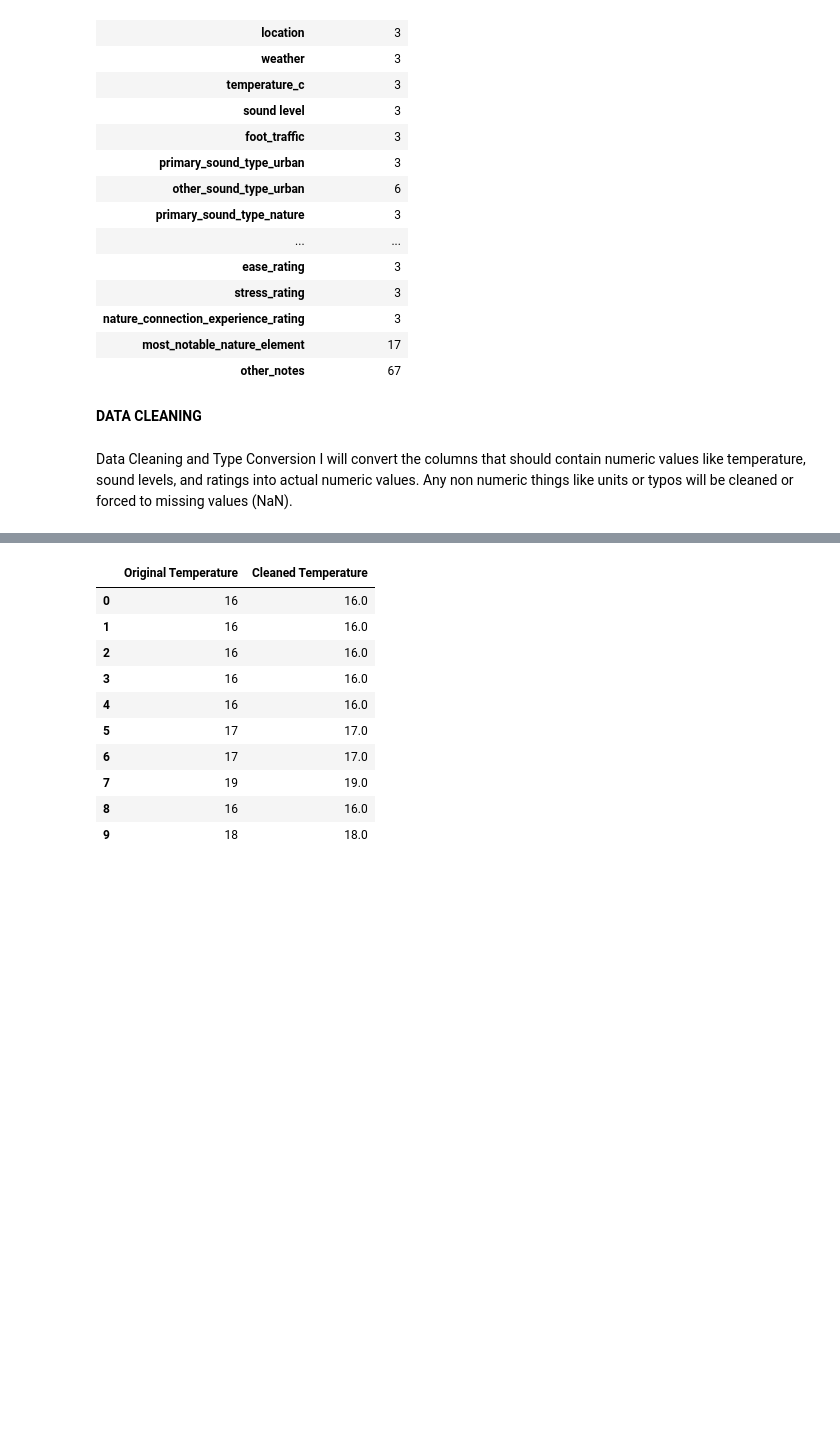
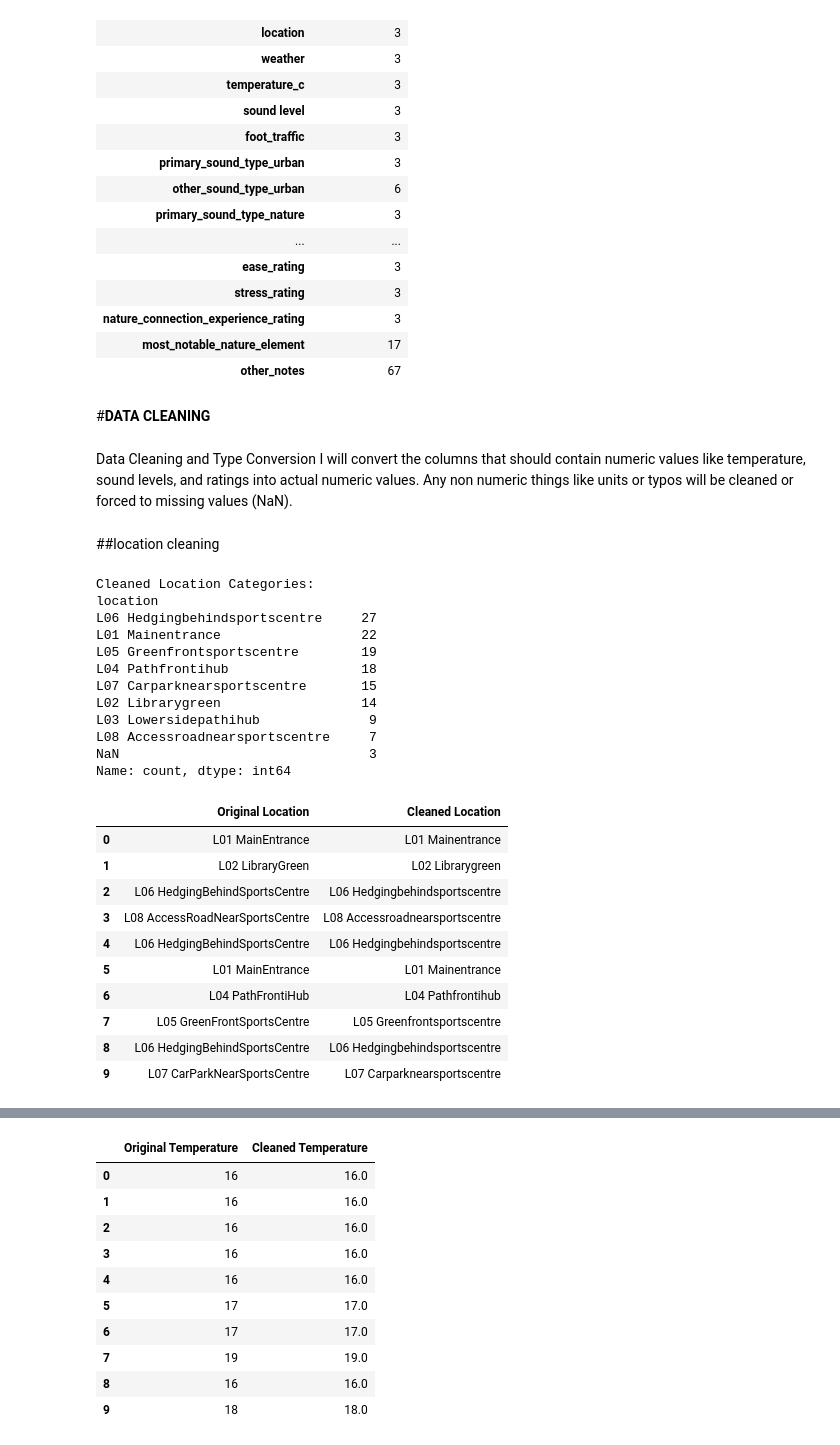
Before and after one commit to DanielMaku/ML-PythonColabProject, a Jupyter notebook: campus_dataset_project.ipynb, the cells around one changed output, grey strips where cells are left out. Drawn from its saved outputs; the diff is of its cells as text; code cells hidden in the pictures; blank space fills up the shorter version.

```diff
--- a/campus_dataset_project.ipynb
+++ b/campus_dataset_project.ipynb
@@ -102,7 +100,7 @@ display(df.isnull().sum().to_frame(name='Missing Values'))
 | other_notes | 67 |
 # %% [markdown]
 
-**DATA CLEANING**
+#**DATA CLEANING**
 # %% [markdown]
 Data Cleaning and Type Conversion
 I will convert the columns that should contain numeric values like temperature, sound levels, and ratings into actual numeric values. Any non numeric things like units or typos will be cleaned or forced to missing values (NaN).
@@ -119,3 +117,48 @@ numeric_cols = [
     'stress_rating',
     'nature_connection_experience_rating'
 ]
+# %% [markdown]
+##location cleaning
+# %%
+# 8. Clean and standardize the 'location' column
+df_clean = df.copy()
+
+# Standardize text by stripping whitespaces and converting to title case
+df_clean['location'] = df_clean['location'].astype(str).str.strip().str.title()
+
+# Replace any standard representations of NaN string back to actual NaN
+df_clean['location'] = df_clean['location'].replace({'Nan': np.nan, 'None': np.nan})
+
+# Display unique categories in the cleaned column
+print("Cleaned Location Categories:")
+print(df_clean['location'].value_counts(dropna=False))
+
+# Compare a preview
+display(pd.DataFrame({
+    'Original Location': df['location'],
+    'Cleaned Location': df_clean['location']
+}).head(10))
+# %% [output]
+Cleaned Location Categories:
+location
+L06 Hedgingbehindsportscentre     27
+L01 Mainentrance                  22
+L05 Greenfrontsportscentre        19
+L04 Pathfrontihub                 18
+L07 Carparknearsportscentre       15
+L02 Librarygreen                  14
+L03 Lowersidepathihub              9
+L08 Accessroadnearsportscentre     7
+NaN                                3
+Name: count, dtype: int64
+|  | Original Location | Cleaned Location |
+| 0 | L01 MainEntrance | L01 Mainentrance |
+| 1 | L02 LibraryGreen | L02 Librarygreen |
+| 2 | L06 HedgingBehindSportsCentre | L06 Hedgingbehindsportscentre |
+| 3 | L08 AccessRoadNearSportsCentre | L08 Accessroadnearsportscentre |
+| 4 | L06 HedgingBehindSportsCentre | L06 Hedgingbehindsportscentre |
+| 5 | L01 MainEntrance | L01 Mainentrance |
+| 6 | L04 PathFrontiHub | L04 Pathfrontihub |
+| 7 | L05 GreenFrontSportsCentre | L05 Greenfrontsportscentre |
+| 8 | L06 HedgingBehindSportsCentre | L06 Hedgingbehindsportscentre |
+| 9 | L07 CarParkNearSportsCentre | L07 Carparknearsportscentre |
```
Also changed, not shown: parts of 28 cells of this notebook.
